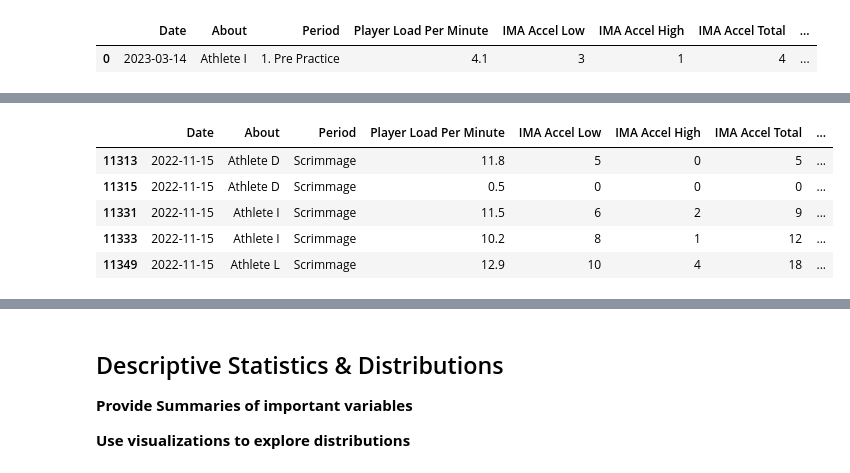
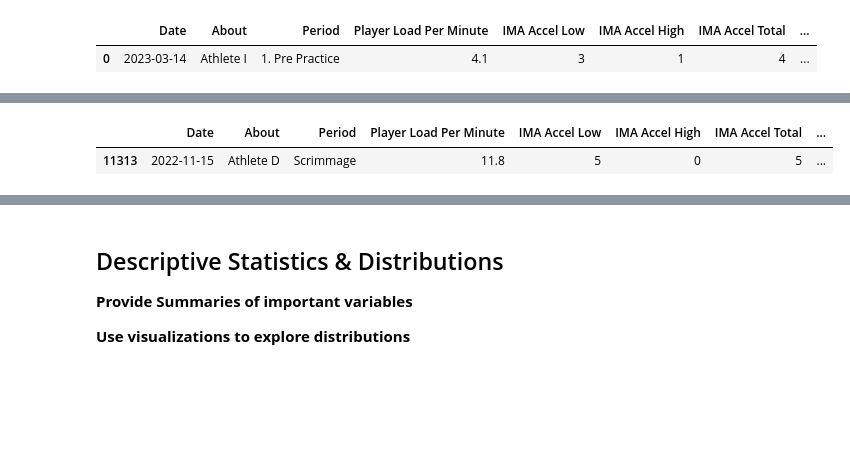
Before and after one commit to mgh2xx/FinalProject, a Jupyter notebook: assignments/EDA.ipynb, the cells around one changed output, grey strips where cells are left out. Saved outputs shown, nothing was run; the diff lists cells and outputs as text; code cells hidden in the pictures; blank space fills up the shorter version.

```diff
--- a/assignments/EDA.ipynb
+++ b/assignments/EDA.ipynb
@@ -148,28 +141,24 @@ games_agg.head()
 # %%
 # Making temporary data frame which holds scrimmage rows
 
 # Filtering to include rows with scrim in the period name
 scrims = data[data["Period"].str.contains("Scrim")]
 
 # Filtering for full court only
 scrims = scrims[scrims["Period"].str.contains("Full")]
 
 # Filtering out two different types of scrimmages
 scrims = scrims[scrims["Period"].str.contains("Seven") == False]
 scrims = scrims[scrims["Period"].str.contains("Basket") == False]
 
 # Renaming all periods to Scrimmage (getting rid of numbered prefix)
 scrims["Period"] = "Scrimmage"
 
-# Showing first 5 rows of scrimmage data
-scrims.head()
+# Showing first row of scrimmage data
+scrims.head(1)
 # %% [output]
 |  | Date | About | Period | Player Load Per Minute | IMA Accel Low | IMA Accel High | IMA Accel Total | ... |
 | 11313 | 2022-11-15 | Athlete D | Scrimmage | 11.8 | 5 | 0 | 5 | ... |
-| 11315 | 2022-11-15 | Athlete D | Scrimmage | 0.5 | 0 | 0 | 0 | ... |
-| 11331 | 2022-11-15 | Athlete I | Scrimmage | 11.5 | 6 | 2 | 9 | ... |
-| 11333 | 2022-11-15 | Athlete I | Scrimmage | 10.2 | 8 | 1 | 12 | ... |
-| 11349 | 2022-11-15 | Athlete L | Scrimmage | 12.9 | 10 | 4 | 18 | ... |
 # %%
 # Concatenating the games and scrimmage data frames back into one data frame
 data = pd.concat([games_agg, scrims], axis = 0)
```
Also changed, not shown: parts of 16 cells of this notebook.
